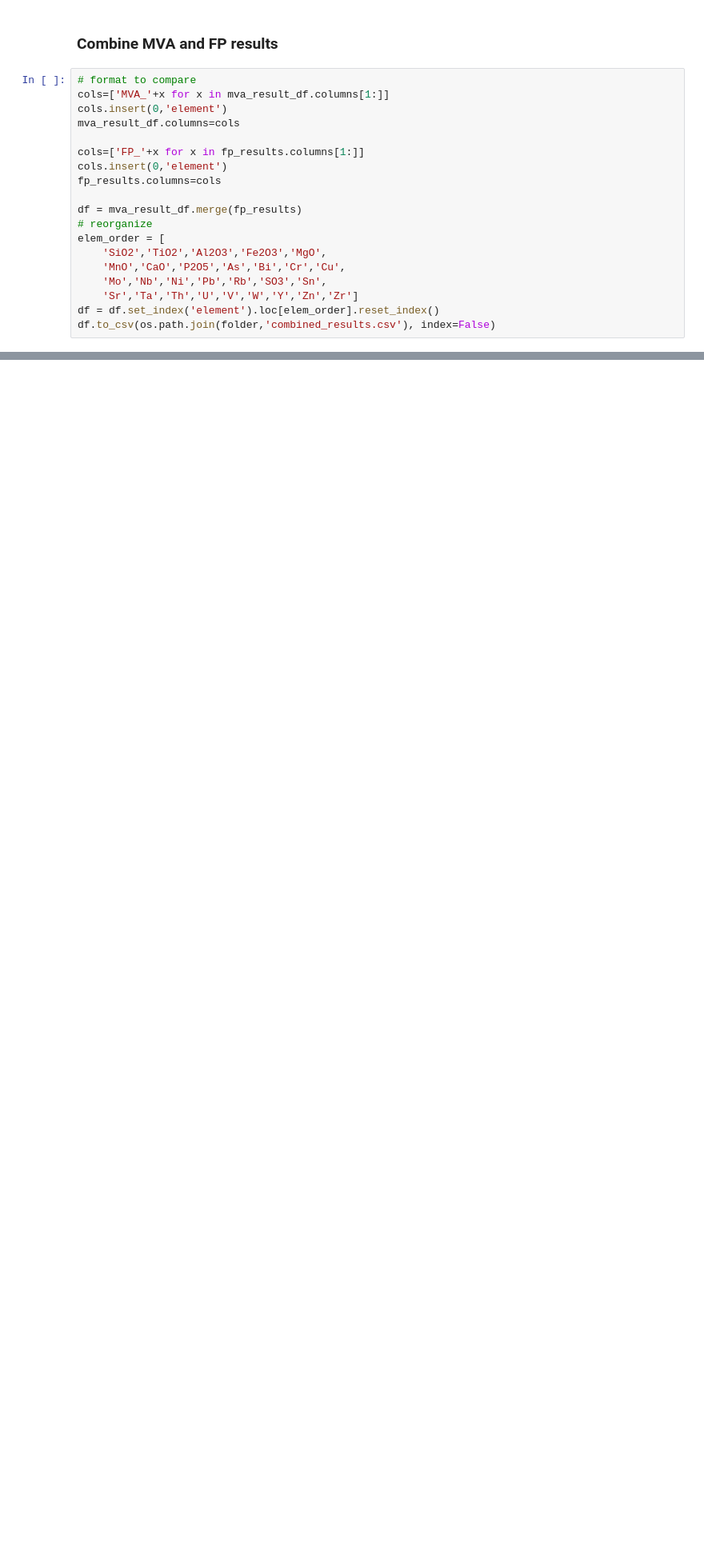
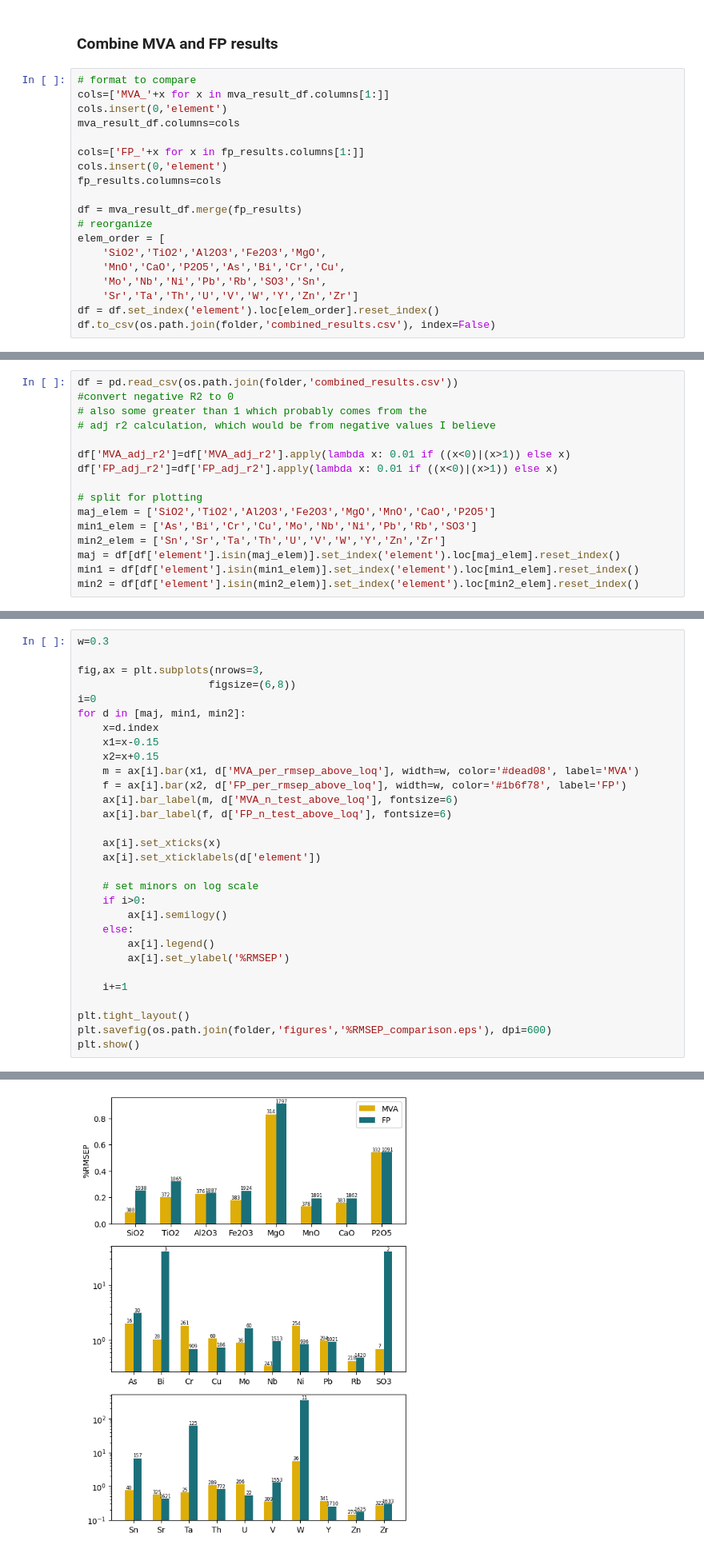
Before and after one commit to ytsmacr/XRF-fundamentals-vs.-MVA, a Jupyter notebook: NEW_complete_analysis.ipynb, the cells around one changed output, grey strips where cells are left out. Shown at 80% size. Drawn from its saved outputs; the diff is of its cells as text; blank space fills up the shorter version.

```diff
--- a/NEW_complete_analysis.ipynb
+++ b/NEW_complete_analysis.ipynb
@@ -550,0 +518,16 @@ df.to_csv(os.path.join(folder,'combined_results.csv'), index=False)
+# %%
+df = pd.read_csv(os.path.join(folder,'combined_results.csv'))
+#convert negative R2 to 0
+# also some greater than 1 which probably comes from the
+# adj r2 calculation, which would be from negative values I believe
+
+df['MVA_adj_r2']=df['MVA_adj_r2'].apply(lambda x: 0.01 if ((x<0)|(x>1)) else x)
+df['FP_adj_r2']=df['FP_adj_r2'].apply(lambda x: 0.01 if ((x<0)|(x>1)) else x)
+
+# split for plotting
+maj_elem = ['SiO2','TiO2','Al2O3','Fe2O3','MgO','MnO','CaO','P2O5']
+min1_elem = ['As','Bi','Cr','Cu','Mo','Nb','Ni','Pb','Rb','SO3']
+min2_elem = ['Sn','Sr','Ta','Th','U','V','W','Y','Zn','Zr']
+maj = df[df['element'].isin(maj_elem)].set_index('element').loc[maj_elem].reset_index()
+min1 = df[df['element'].isin(min1_elem)].set_index('element').loc[min1_elem].reset_index()
+min2 = df[df['element'].isin(min2_elem)].set_index('element').loc[min2_elem].reset_index()
@@ -550,0 +536,31 @@ df.to_csv(os.path.join(folder,'combined_results.csv'), index=False)
+# %%
+w=0.3
+
+fig,ax = plt.subplots(nrows=3,
+                     figsize=(6,8))
+i=0
+for d in [maj, min1, min2]:
+    x=d.index
+    x1=x-0.15
+    x2=x+0.15
+    m = ax[i].bar(x1, d['MVA_per_rmsep_above_loq'], width=w, color='#dead08', label='MVA')
+    f = ax[i].bar(x2, d['FP_per_rmsep_above_loq'], width=w, color='#1b6f78', label='FP')
+    ax[i].bar_label(m, d['MVA_n_test_above_loq'], fontsize=6)
+    ax[i].bar_label(f, d['FP_n_test_above_loq'], fontsize=6)
+
+    ax[i].set_xticks(x)
+    ax[i].set_xticklabels(d['element'])
+
+    # set minors on log scale
+    if i>0:
+        ax[i].semilogy()
+    else:
+        ax[i].legend()
+        ax[i].set_ylabel('%RMSEP')
+
+    i+=1
+
+plt.tight_layout()
+plt.savefig(os.path.join(folder,'figures','%RMSEP_comparison.eps'), dpi=600)
+plt.show()
+# %% [output]
@@ -550,0 +568 @@ df.to_csv(os.path.join(folder,'combined_results.csv'), index=False)
+[figure, added]
```
Also changed, not shown: parts of 27 cells of this notebook, 1 other file.
